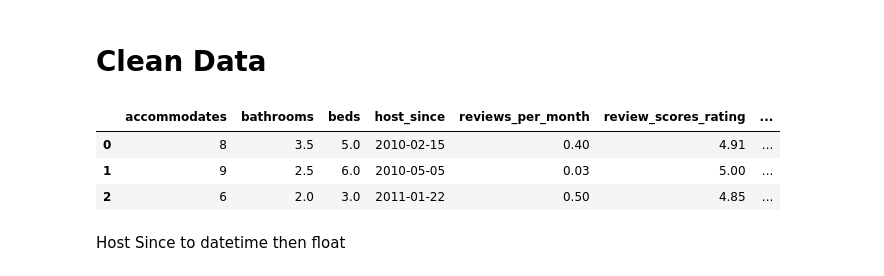
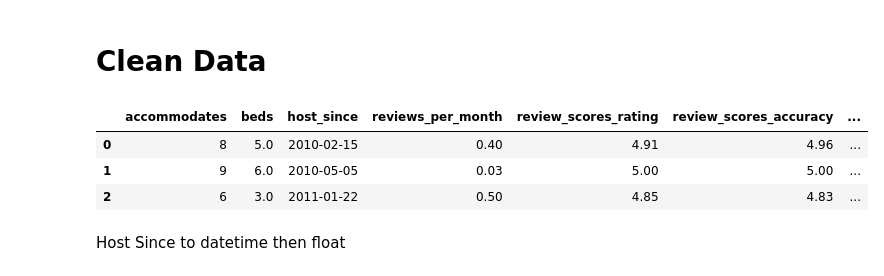
Before and after one commit to carn51/Assignment-1, a Jupyter notebook: 2026_DSLab2_a3_(1).ipynb, the cells around one changed output. Cells and saved outputs as stored; diff of their text form; code cells hidden in the pictures.

```diff
--- a/2026_DSLab2_a3_(1).ipynb
+++ b/2026_DSLab2_a3_(1).ipynb
@@ -119,20 +119,20 @@ memory usage: 4.4+ MB
 # Clean Data
 # %%
 ## Do any appropriate cleaning
-
-df1 = df[['accommodates', 'bathrooms', 'beds',
+#add back bathrooms
+df1 = df[['accommodates',  'beds',
                   'host_since',
                  'reviews_per_month',
                  'review_scores_rating', 'review_scores_accuracy',
                  'description',
                  'room_type',
                  'price']]
 df1.head(3)
 # %% [output]
-|  | accommodates | bathrooms | beds | host_since | reviews_per_month | review_scores_rating | ... |
-| 0 | 8 | 3.5 | 5.0 | 2010-02-15 | 0.40 | 4.91 | ... |
-| 1 | 9 | 2.5 | 6.0 | 2010-05-05 | 0.03 | 5.00 | ... |
-| 2 | 6 | 2.0 | 3.0 | 2011-01-22 | 0.50 | 4.85 | ... |
+|  | accommodates | beds | host_since | reviews_per_month | review_scores_rating | review_scores_accuracy | ... |
+| 0 | 8 | 5.0 | 2010-02-15 | 0.40 | 4.91 | 4.96 | ... |
+| 1 | 9 | 6.0 | 2010-05-05 | 0.03 | 5.00 | 5.00 | ... |
+| 2 | 6 | 3.0 | 2011-01-22 | 0.50 | 4.85 | 4.83 | ... |
 # %% [markdown]
 Host Since to datetime then float
 # %%
```
Also changed, not shown: parts of 19 cells of this notebook.
